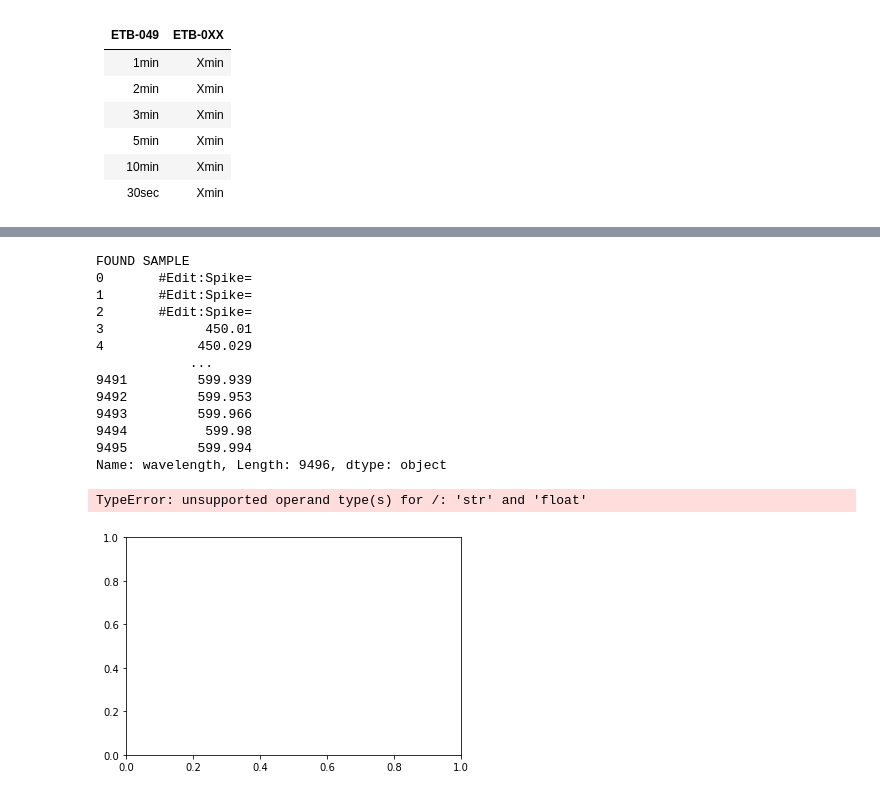
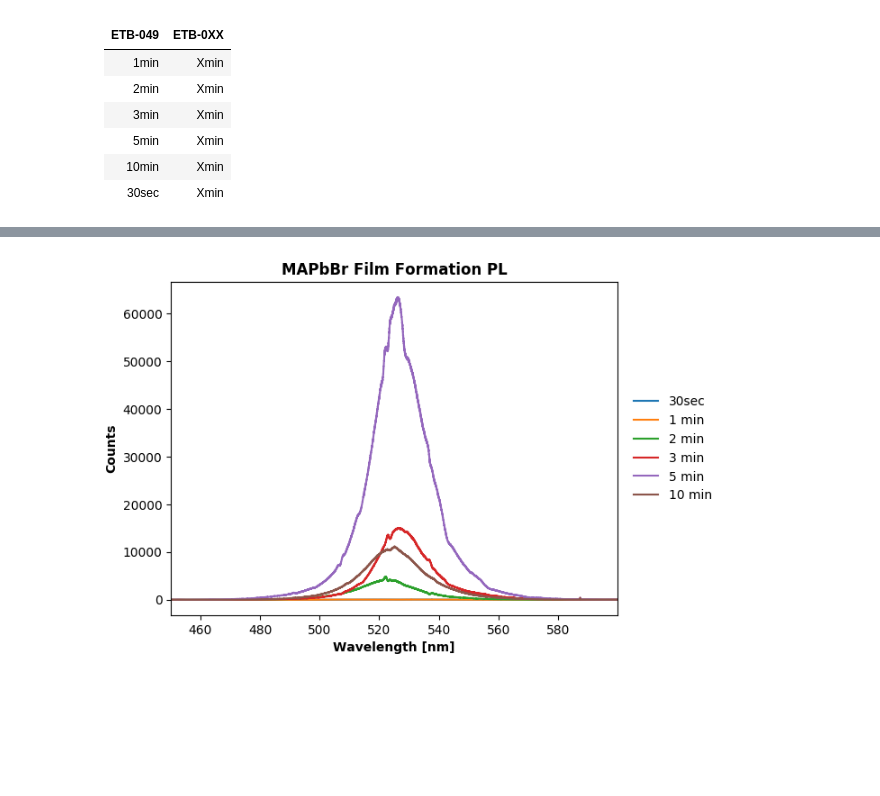
Before and after one commit to tomasbar/sciencetools_py, a Jupyter notebook: plotPL.ipynb, the cells around one changed output, grey strips where cells are left out. Cells and saved outputs as stored; diff of their text form; code cells hidden in the pictures; blank space fills up the shorter version.

```diff
--- a/plotPL.ipynb
+++ b/plotPL.ipynb
@@ -200,49 +201,33 @@ master_cypher = (
 #     "4min",
     "5min",
     "10min",
 #     "20min",
 #     "60min",
 #     "80min-1",
 #     "100min",
 #     "120min-1percent",
 )
 
 for sample_ID in master_cypher:
     for run_ID in samples_dir.keys():
         if sample_ID in pl_data[run_ID].keys():
-            print("FOUND SAMPLE")
-            print(pl_data[run_ID][sample_ID]["wavelength"])
             plt.figure(1)
-            plt.plot(pl_data[run_ID][sample_ID]["wavelength"], pl_data[run_ID][sample_ID]["counts"]/
-                     abs(float(max(pl_data[run_ID][sample_ID]["counts"]))),
+            plt.plot(pl_data[run_ID][sample_ID]["wavelength"], pl_data[run_ID][sample_ID]["counts"],
+#                      abs(float(max(pl_data[run_ID][sample_ID]["counts"]))),
                      label=sample_ID.replace("min", " min"))
         else:
             pass
 
 plt.style.use('default')
 
 plt.xlabel("Wavelength [nm]", weight="semibold")
 plt.ylabel("Counts", weight="semibold")
 # fig_ax.set_yticklabels([])
 plt.xlim(min(pl_data["etb049"]["1min"]["wavelength"]), max(pl_data["etb049"]["1min"]["wavelength"]))
 
 plt.title("MAPbBr Film Formation PL",weight="semibold")
 plt.legend(loc='center left', bbox_to_anchor=(1.01, 0,.5,1),mode='expand', frameon=False)
 
 plt.show()
 # %% [output]
-FOUND SAMPLE
-0       #Edit:Spike=
-1       #Edit:Spike=
-2       #Edit:Spike=
-3             450.01
-4            450.029
-            ...
-9491         599.939
-9492         599.953
-9493         599.966
-9494          599.98
-9495         599.994
-Name: wavelength, Length: 9496, dtype: object
-TypeError: unsupported operand type(s) for /: 'str' and 'float'
-[figure, old version]
+[figure, new version]
```
Also changed, not shown: parts of 3 cells of this notebook, 9 other files.
